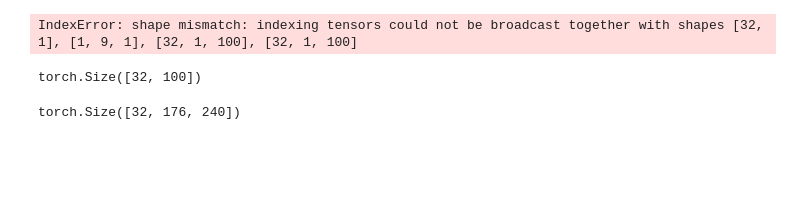
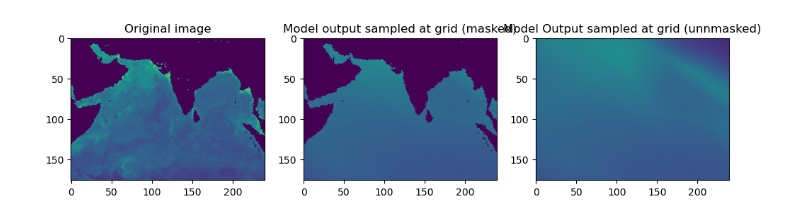
Before and after one commit to ocean-satellite-tools/mind-the-chl-gap-2024, a Jupyter notebook: notebooks/CHL_DeepONet.ipynb, the cells around one changed output. Drawn from its saved outputs; the diff is of its cells as text; code cells hidden in the pictures; blank space fills up the shorter version.

```diff
--- a/notebooks/CHL_DeepONet.ipynb
+++ b/notebooks/CHL_DeepONet.ipynb
@@ -42 +42,3 @@ from src.models import *
+# %%
+water_mask = get_water_mask(zarr_ds)
 # %%
@@ -143,3 +107,0 @@ def get_output(model, x):
-# %%
-x, y = next(iter(test_loader))
-outputs = get_output(model, x)
@@ -189,29 +108,25 @@ def sample_sensors(features, num_sensors, seed=None):
-# %%
-sample_sensors(x, 100)
-# %% [output]
-IndexError: shape mismatch: indexing tensors could not be broadcast together with shapes [32, 1], [1, 9, 1], [32, 1, 100], [32, 1, 100]
-# %%
-features, target, num_sensors = x, y, 100
-batch_size, channels, height, width = features.shape
-
-# Sample random locations
-y_coords = torch.randint(0, height, (batch_size, num_sensors))
-x_coords = torch.randint(0, width, (batch_size, num_sensors))
-
-# Get values at sampled locations
-batch_indices = torch.arange(batch_size).unsqueeze(1).expand(-1, num_sensors)
-sensor_values = target[batch_indices, y_coords, x_coords]
-
-# Normalize coordinates to [-1, 1] range
-normalized_coords = torch.stack(
-    [2 * x_coords.float() / (width - 1) - 1, 2 * y_coords.float() / (height - 1) - 1],
-    dim=-1,
-)
-# %%
-sensor_values.shape
-# %% [output]
-torch.Size([32, 100])
-# %%
-y.shape
-# %% [output]
-torch.Size([32, 176, 240])
+# %%
+def plot_grid_output(
+    model, x, y, water_mask, batch_ind=2, savefig=False, savename=None
+):
+    wm = (1.0 - water_mask).repeat(batch_size, 1, 1)
+    output = sample_grid(model, x)
+    masked_output = wm * output
+    fig, axs = plt.subplots(1, 3, figsize=(12, 10))
+    axs[0].imshow(y.cpu()[batch_ind, :, :], clim=(0, 1))
+    axs[0].set_title("Original image")
+    axs[1].imshow(masked_output[batch_ind, :, :], clim=(0, 1))
+    axs[1].set_title("Model output sampled at grid (masked)")
+    axs[2].imshow(output[batch_ind, :, :], clim=(0, 1))
+    axs[2].set_title("Model Output sampled at grid (unnmasked)")
+
+    if savefig:
+        plt.savefig(f"../plots/{savename}.png")
+
+    plt.show()
+# %%
+plot_grid_output(
+    model, x, y, water_mask, batch_ind=10, savefig=True, savename=f"DONet_v0_D_{D}"
+)
+# %% [output]
+[figure, added]
```
Also changed, not shown: parts of 17 cells of this notebook, 12 other files.
